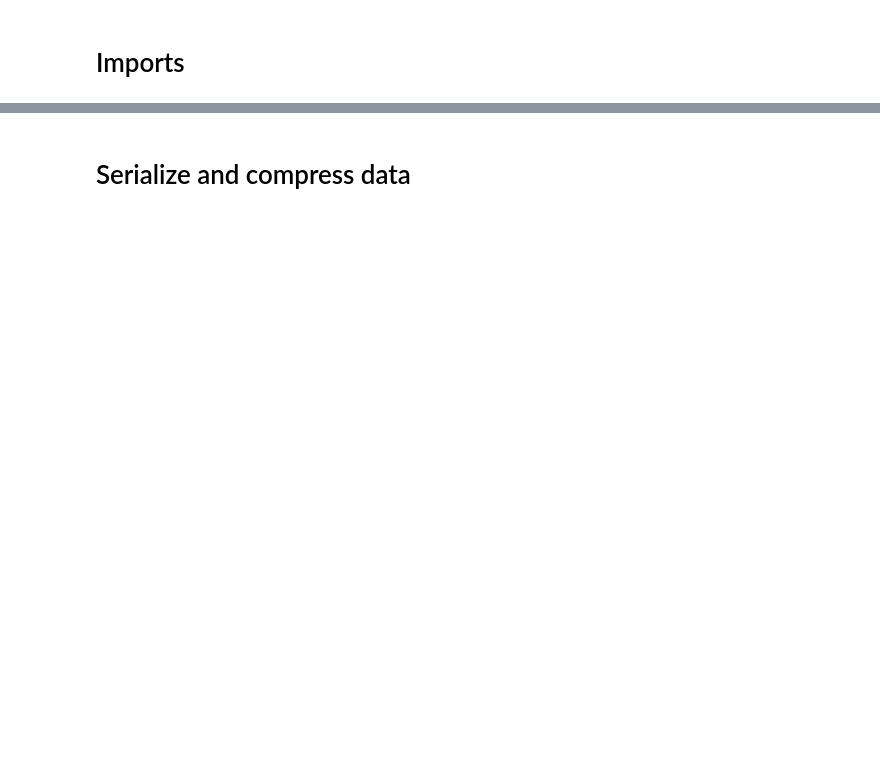
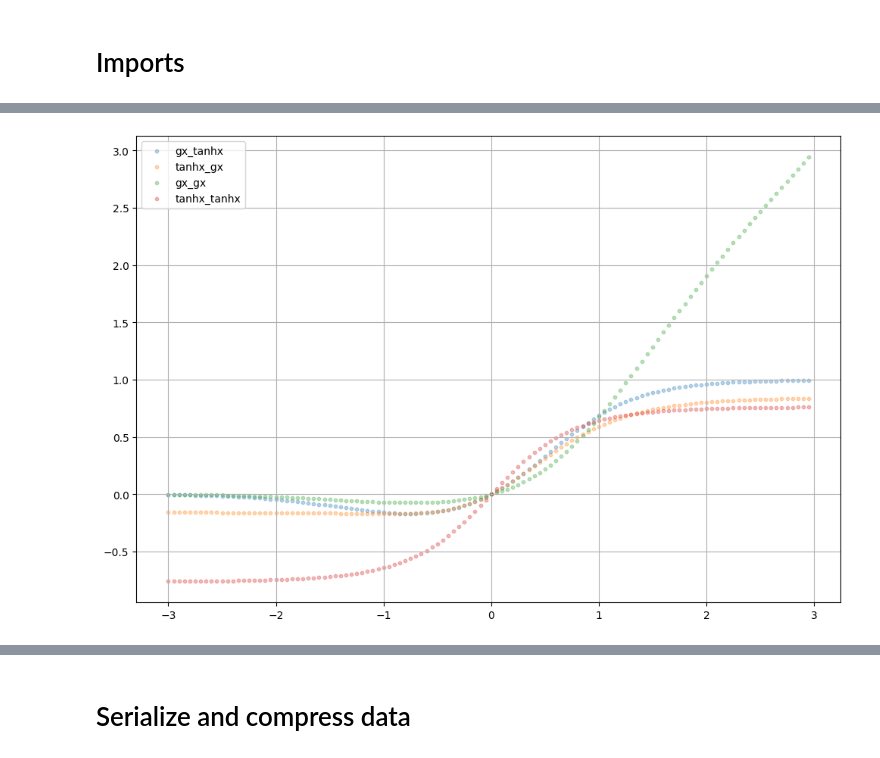
Before and after one commit to Monfin/LHT_credits-history, a Jupyter notebook: LHT_tests.ipynb, the cells around one changed output, grey strips where cells are left out. Drawn from its saved outputs; the diff is of its cells as text; code cells hidden in the pictures; blank space fills up the shorter version.

```diff
--- a/LHT_tests.ipynb
+++ b/LHT_tests.ipynb
@@ -24,0 +91,30 @@ import sys
+# %%
+x = torch.arange(-3, 3, 5e-2)
+# w = torch.randn(size=(40, 40))
+
+# x = x @ w
+
+gx = nn.GELU()(x)
+tanhx = nn.Tanh()(x)
+
+gx_tanhx = nn.Tanh()(gx)
+tanhx_gx = nn.GELU()(tanhx)
+
+gx_gx = nn.GELU()(gx)
+tanhx_tanhx = nn.Tanh()(tanhx)
+
+plt.figure(figsize=(12, 8))
+
+# plt.scatter(x, gx, s=10, alpha=0.3)
+# plt.scatter(x, tanhx, s=10, alpha=0.3)
+
+plt.scatter(x, gx_tanhx, s=10, alpha=0.3, label="gx_tanhx")
+plt.scatter(x, tanhx_gx, s=10, alpha=0.3, label="tanhx_gx")
+plt.scatter(x, gx_gx, s=10, alpha=0.3, label="gx_gx")
+plt.scatter(x, tanhx_tanhx, s=10, alpha=0.3, label="tanhx_tanhx")
+
+plt.grid()
+plt.legend(loc=2)
+plt.show()
+# %% [output]
+[figure, added]
```
Also changed, not shown: parts of 72 cells of this notebook, 34 other files.
